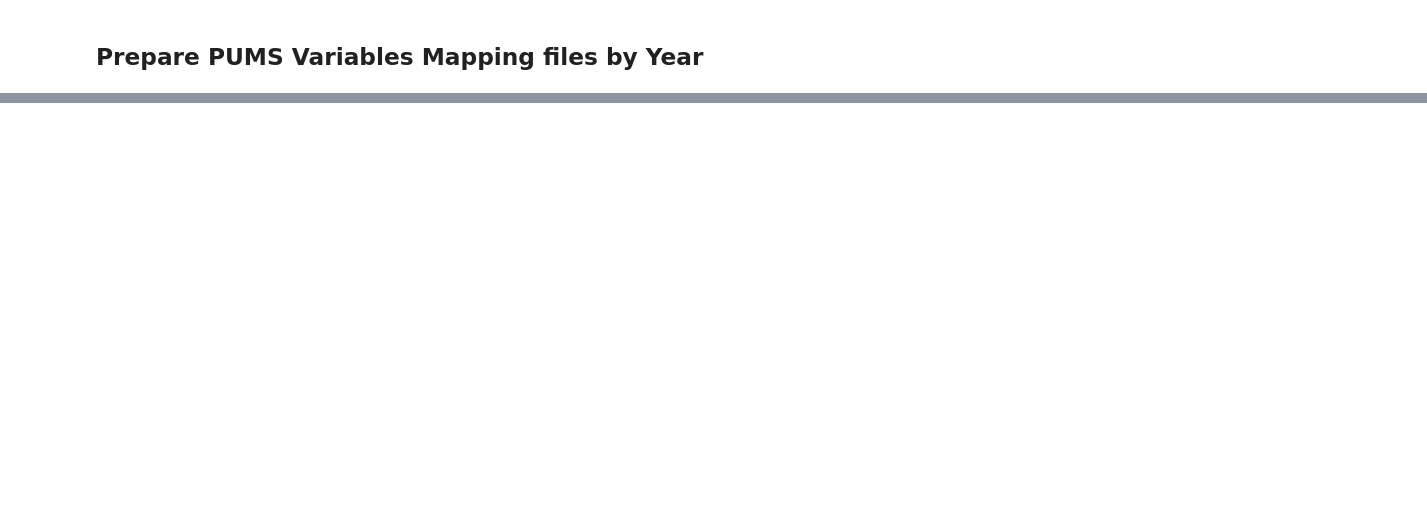
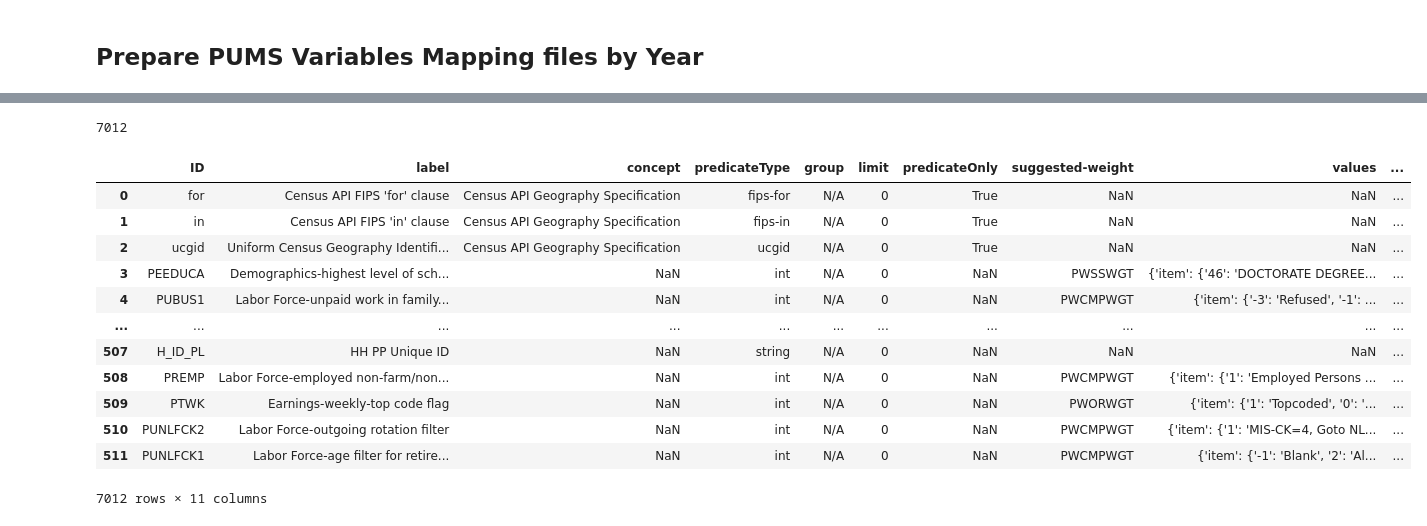
Before and after one commit to SACOG/Regional-Monitoring, a Jupyter notebook: Indicator_Gen/Python Code/Census/Step 00 - Preparing/Step 00 - Prepare CPS Variable Mapping Table.ipynb, the cells around one changed output, grey strips where cells are left out. Saved outputs shown, nothing was run; the diff lists cells and outputs as text; code cells hidden in the pictures; blank space fills up the shorter version.

```diff
--- a/Indicator_Gen/Python Code/Census/Step 00 - Preparing/Step 00 - Prepare CPS Variable Mapping Table.ipynb
+++ b/Indicator_Gen/Python Code/Census/Step 00 - Preparing/Step 00 - Prepare CPS Variable Mapping Table.ipynb
@@ -77,5 +106,21 @@ df_cps.head()
 # %%
 # remove variables that don't need a variable to value mapping
-df_cps = df_cps.dropna(subset=["values"]).reset_index(drop = True)
+# df_cps = df_cps_raw.dropna(subset=["values"]).reset_index(drop = True)
+df_cps = df_cps_raw.copy()
 print(df_cps.shape[0])
 df_cps
+# %% [output]
+7012
+|  | ID | label | concept | predicateType | group | limit | predicateOnly | suggested-weight | values | ... |
+| 0 | for | Census API FIPS 'for' clause | Census API Geography Specification | fips-for | N/A | 0 | True | NaN | NaN | ... |
+| 1 | in | Census API FIPS 'in' clause | Census API Geography Specification | fips-in | N/A | 0 | True | NaN | NaN | ... |
+| 2 | ucgid | Uniform Census Geography Identifi... | Census API Geography Specification | ucgid | N/A | 0 | True | NaN | NaN | ... |
+| 3 | PEEDUCA | Demographics-highest level of sch... | NaN | int | N/A | 0 | NaN | PWSSWGT | {'item': {'46': 'DOCTORATE DEGREE... | ... |
+| 4 | PUBUS1 | Labor Force-unpaid work in family... | NaN | int | N/A | 0 | NaN | PWCMPWGT | {'item': {'-3': 'Refused', '-1': ... | ... |
+| ... | ... | ... | ... | ... | ... | ... | ... | ... | ... | ... |
+| 507 | H_ID_PL | HH PP Unique ID | NaN | string | N/A | 0 | NaN | NaN | NaN | ... |
+| 508 | PREMP | Labor Force-employed non-farm/non... | NaN | int | N/A | 0 | NaN | PWCMPWGT | {'item': {'1': 'Employed Persons ... | ... |
+| 509 | PTWK | Earnings-weekly-top code flag | NaN | int | N/A | 0 | NaN | PWORWGT | {'item': {'1': 'Topcoded', '0': '... | ... |
+| 510 | PUNLFCK2 | Labor Force-outgoing rotation filter | NaN | int | N/A | 0 | NaN | PWCMPWGT | {'item': {'1': 'MIS-CK=4, Goto NL... | ... |
+| 511 | PUNLFCK1 | Labor Force-age filter for retire... | NaN | int | N/A | 0 | NaN | PWCMPWGT | {'item': {'-1': 'Blank', '2': 'Al... | ... |
+7012 rows × 11 columns
```
Also changed, not shown: parts of 9 cells of this notebook, 14 other files.
